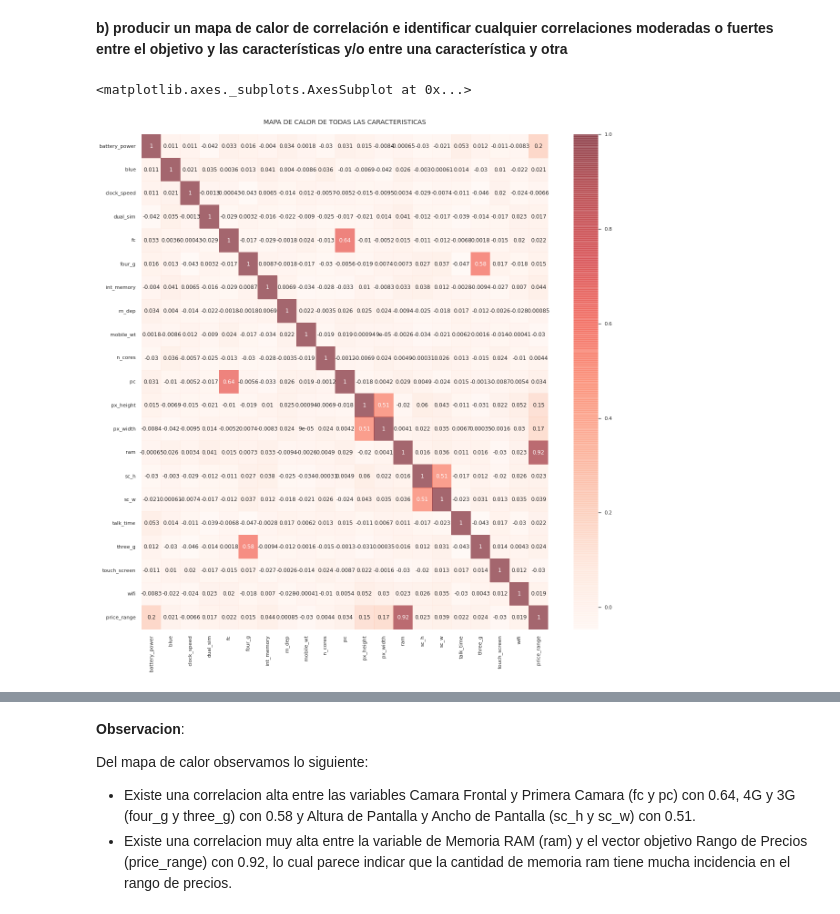
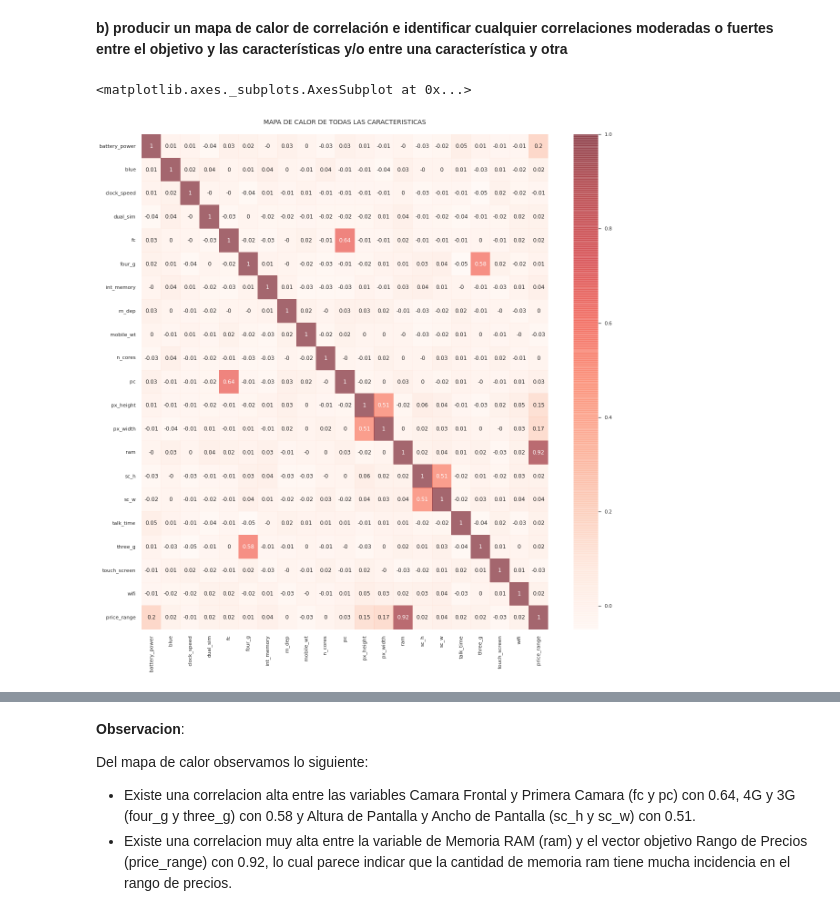
Before and after one commit to jcpalaciosb/Clasificacion_de_Precios, a Jupyter notebook: Mobile_Price_Classification_P3.ipynb, the cells around one changed output, grey strips where cells are left out. Drawn from its saved outputs; the diff is of its cells as text; code cells hidden in the pictures.

```diff
--- a/Mobile_Price_Classification_P3.ipynb
+++ b/Mobile_Price_Classification_P3.ipynb
@@ -340,14 +340,14 @@ De la revision de los datos unicos de cada caracteristica, su informacion estadi
 **b) producir un mapa de calor de correlación e identificar cualquier correlaciones moderadas o fuertes entre el objetivo y las características y/o entre una característica y otra**
 # %%
 # Mapa de calor de la correlacion de las caracteristicas
-corr = df.corr()
+corr = df.corr().round(2)
 sns.set(rc = {'figure.figsize':(20,20)})
 sns.set_theme(style="whitegrid")
 plt.title("MAPA DE CALOR DE TODAS LAS CARACTERISTICAS"+"\n", fontsize = 14)
 sns.heatmap(corr, cmap = 'Reds', annot = True, alpha=0.6)
 # %% [output]
 <matplotlib.axes._subplots.AxesSubplot at 0x...>
-[figure, old version]
+[figure, new version]
 # %%
 # Mapa de calor de la correlacion de las caracteristicas reducido a relevantes
 df.drop(columns=["blue", "clock_speed", "dual_sim", "int_memory", "m_dep", "mobile_wt", "n_cores", "talk_time", "touch_screen", "wifi"], axis=1, inplace=True)
```
Also changed, not shown: parts of 8 cells of this notebook.
